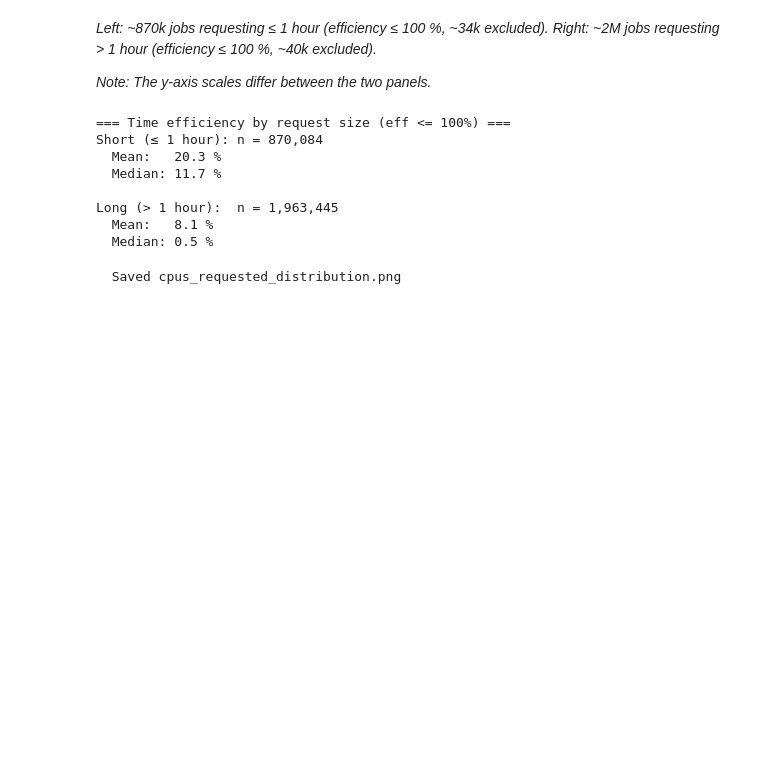
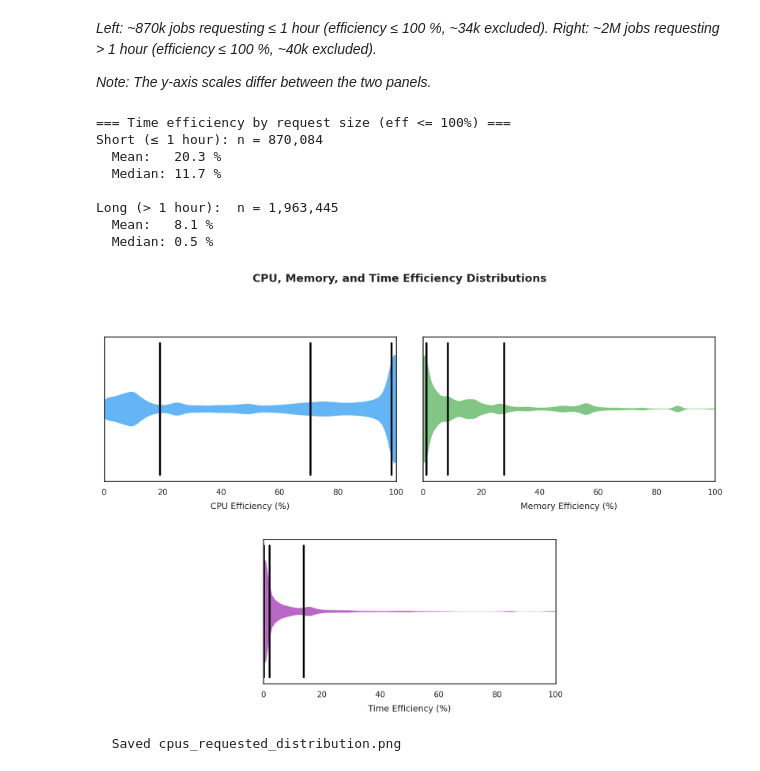
Before and after one commit to kcl-eresearch/hpc-data-analysis, a Jupyter notebook: notebooks/blog_2026-02_sustainability.ipynb, the cells around one changed output. Cells and saved outputs as stored; diff of their text form; code cells hidden in the pictures; blank space fills up the shorter version.

```diff
--- a/notebooks/blog_2026-02_sustainability.ipynb
+++ b/notebooks/blog_2026-02_sustainability.ipynb
@@ -755,6 +756,46 @@ Short (≤ 1 hour): n = 870,084
 Long (> 1 hour):  n = 1,963,445
   Mean:   8.1 %
   Median: 0.5 %
+# %%
+# Overall efficiency violin plots
+cpu_data = df.loc[df['cpu_eff_req'].notna() & (df['cpu_eff_req'] <= 100), 'cpu_eff_req']
+mem_data = df.loc[df['mem_eff'].notna() & (df['mem_eff'] <= 100), 'mem_eff']
+
+# Time: exclude sentinel limits and >100%
+time_data = df.loc[df['time_eff'].notna() & (df['time_eff'] <= 100)
+                   & (df['timelimit_sec'] < 365 * 24 * 3600), 'time_eff']
+
+fig = plt.figure(figsize=(14, 8))
+gs = fig.add_gridspec(2, 4, hspace=0.4)
+ax_cpu  = fig.add_subplot(gs[0, 0:2])
+ax_mem  = fig.add_subplot(gs[0, 2:4])
+ax_time = fig.add_subplot(gs[1, 1:3])
+
+configs = [
+    (ax_cpu,  cpu_data,  C_CPU,  'CPU Efficiency (%)'),
+    (ax_mem,  mem_data,  C_MEM,  'Memory Efficiency (%)'),
+    (ax_time, time_data, C_TIME, 'Time Efficiency (%)'),
+]
+
+for ax, data, colour, xlabel in configs:
+    parts = ax.violinplot(data, positions=[0], vert=False, showmedians=False,
+                          showextrema=False)
+    for pc in parts['bodies']:
+        pc.set_facecolor(colour)
+        pc.set_alpha(0.7)
+    # Draw quartile lines manually for control over thickness
+    q25, q50, q75 = data.quantile([0.25, 0.5, 0.75])
+    for q in [q25, q50, q75]:
+        ax.plot([q, q], [-0.3, 0.3], color='black', linewidth=2.5)
+    ax.set_xlabel(xlabel)
+    ax.set_xlim(0, 100)
+    ax.set_yticks([])
+
+fig.suptitle('CPU, Memory, and Time Efficiency Distributions', fontsize=14, fontweight='bold', y=1.02)
+plt.tight_layout()
+plt.show()
+# %% [output]
+[figure, added]
 # %%
 cpus = df['req_cpus'].dropna()
 
```
Also changed, not shown: parts of 5 cells of this notebook, 5 other files.
